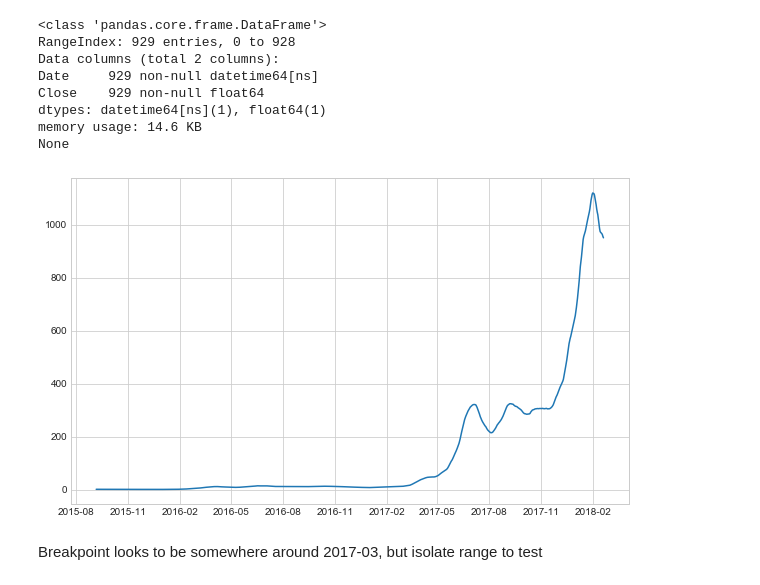
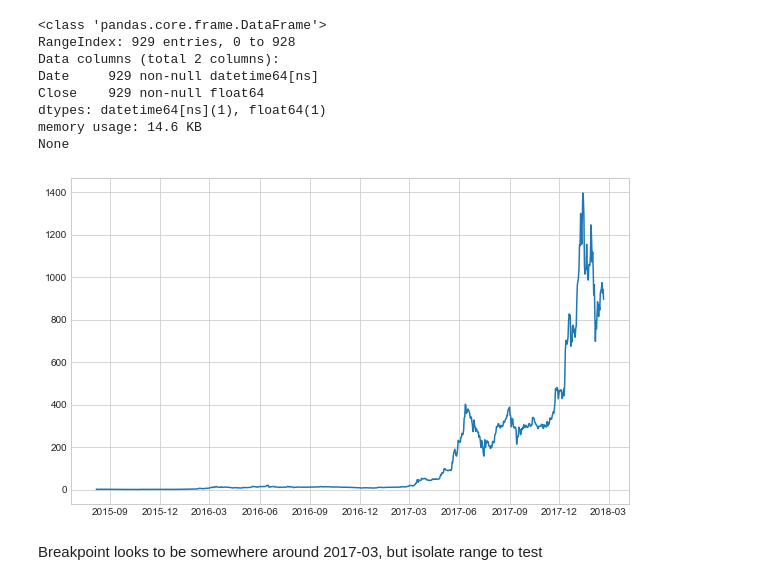
Before and after one commit to brianmcguckin/thinkful_unit_06_specializations, a Jupyter notebook: chow_break_test.ipynb, the cells around one changed output. Cells and saved outputs as stored; diff of their text form; code cells hidden in the pictures.

```diff
--- a/chow_break_test.ipynb
+++ b/chow_break_test.ipynb
@@ -44,10 +44,10 @@ memory usage: 14.6 KB
 None
 # %%
 plt.figure(figsize=(10,6))
-plt.plot(eth_price['Date'], eth_price['Close'].rolling(30).mean())
+plt.plot(eth_price['Date'], eth_price['Close'])
 plt.show()
 # %% [output]
-[figure, old version]
+[figure, new version]
 # %% [markdown]
 Breakpoint looks to be somewhere around 2017-03, but isolate range to test
 # %%
```
Also changed, not shown: 2 other files.
